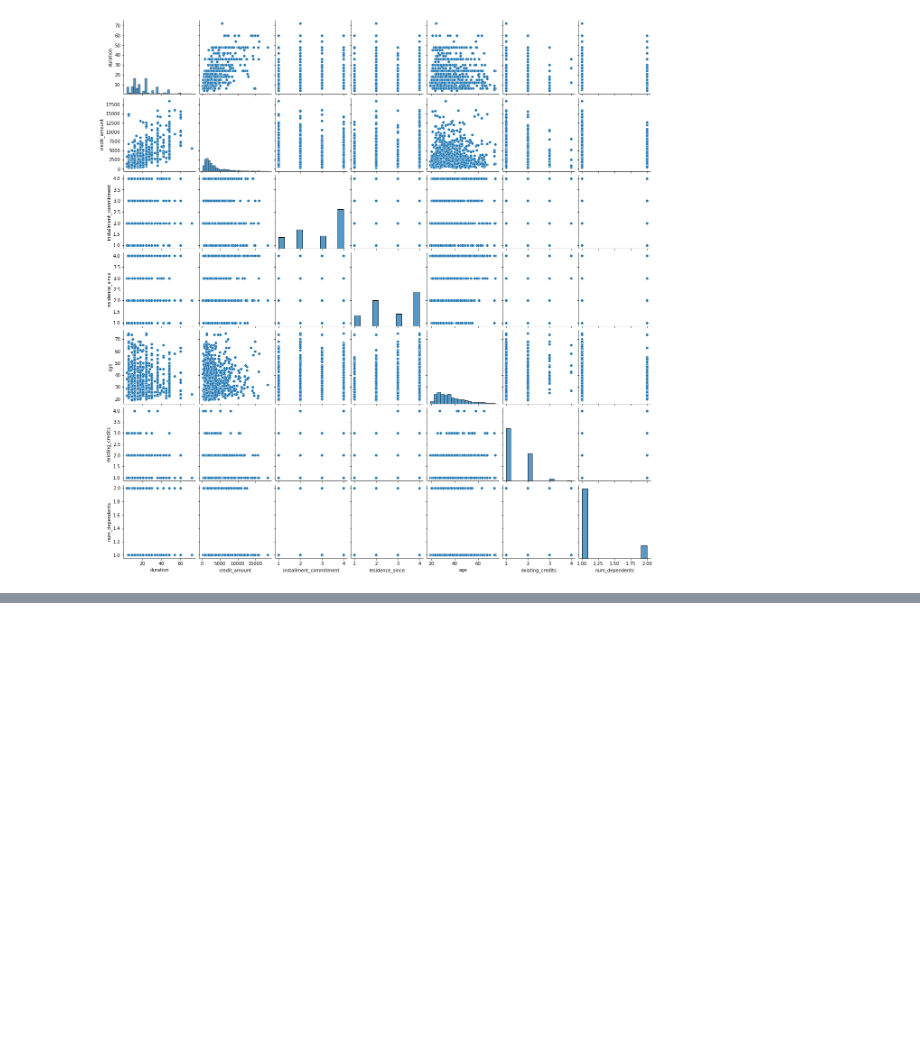
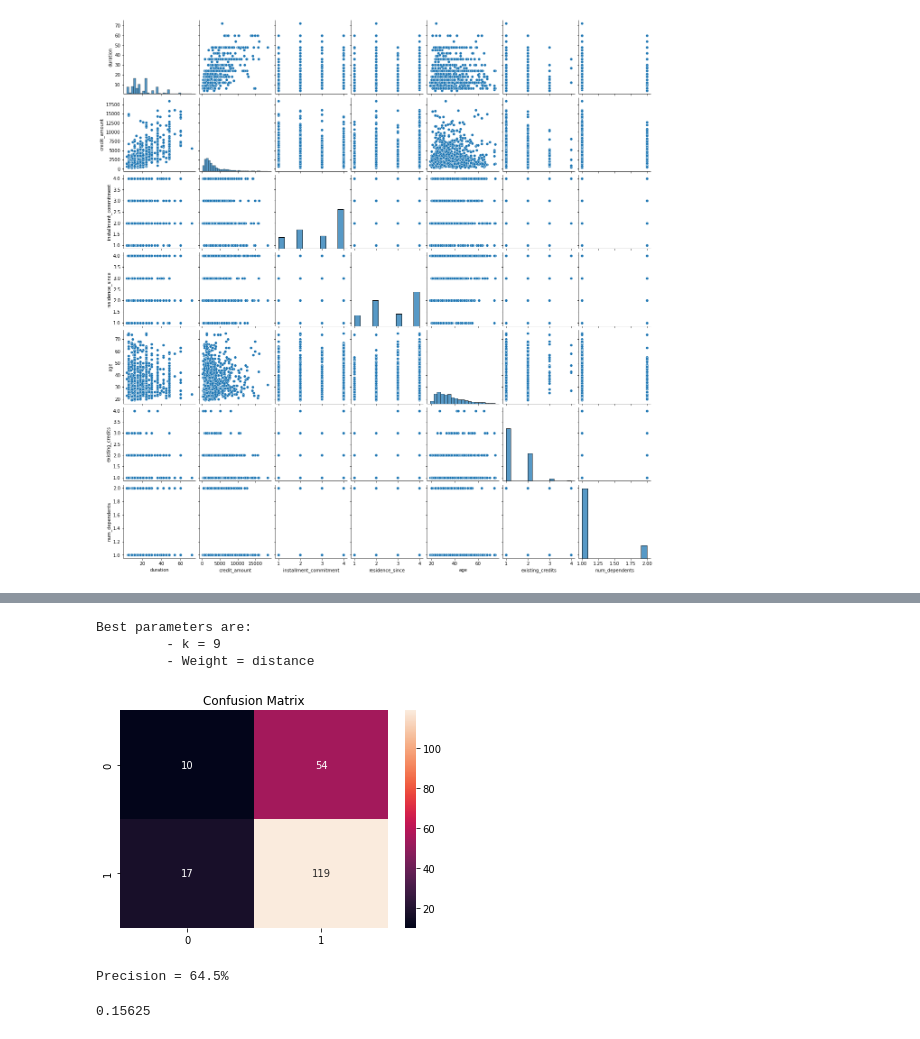
Before and after one commit to alexcTropic/Advanced-data-processing---class, a Jupyter notebook: ADPA_Project2.ipynb, the cells around one changed output, grey strips where cells are left out. Drawn from its saved outputs; the diff is of its cells as text; code cells hidden in the pictures; blank space fills up the shorter version.

```diff
--- a/ADPA_Project2.ipynb
+++ b/ADPA_Project2.ipynb
@@ -173,0 +246,35 @@ sns.pairplot(df, diag_kind='hist')
+# %%
+best_param = knn_gridSearch.best_params_
+print('Best parameters are: \n\t - k = '
+     +str(best_param['n_neighbors'])
+     + '\n\t - Weight = '
+     +str(best_param['weights']))
+# %% [output]
+Best parameters are:
+         - k = 9
+         - Weight = distance
+# %%
+knn_model = KNeighborsClassifier(n_neighbors=best_param['n_neighbors'],\
+                                weights=best_param['weights']).\
+                                fit(X_train, y_train)
+# %%
+predict = knn_model.predict(X_test)
+# %%
+from sklearn.metrics import confusion_matrix
+cm = confusion_matrix(y_test,predict)
+# %%
+plt.title('Confusion Matrix')
+sns.heatmap(cm, annot=True, fmt='g')
+plt.show()
+# %% [output]
+[figure, added]
+# %%
+print('Precision = ' +
+     str(knn_model.score(X_test, y_test) * 100) +
+     '%')
+# %% [output]
+Precision = 64.5%
+# %%
+10/(10+54)
+# %% [output]
+0.15625
```
Also changed, not shown: parts of 13 cells of this notebook.
